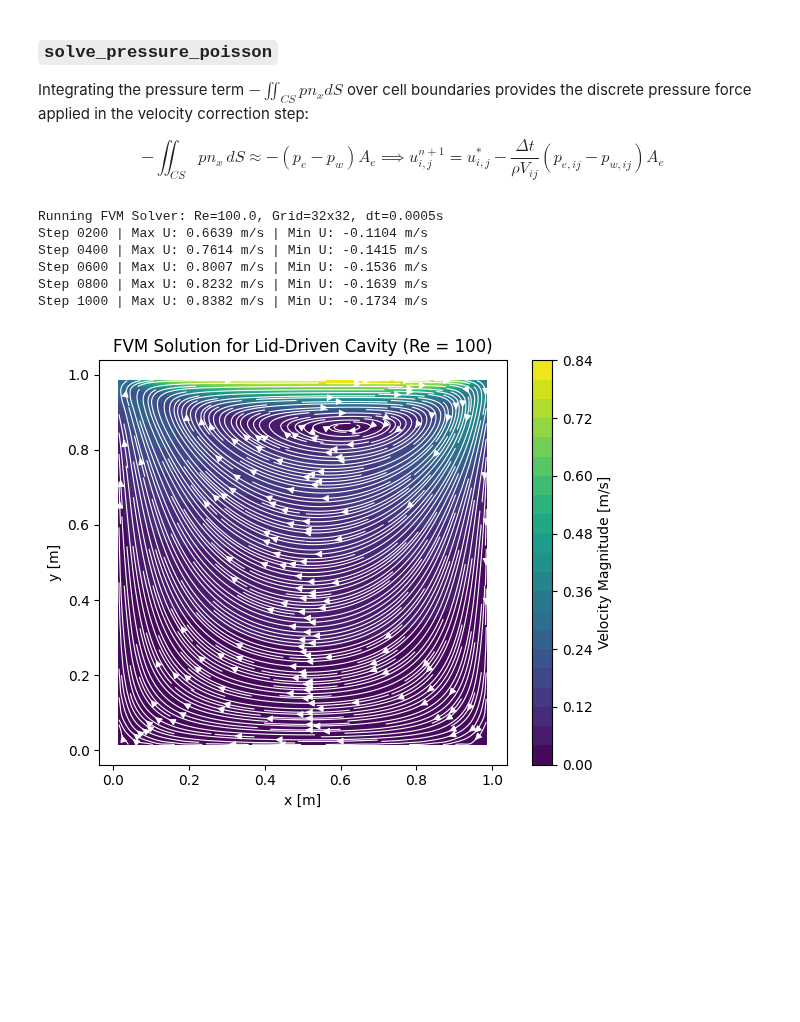
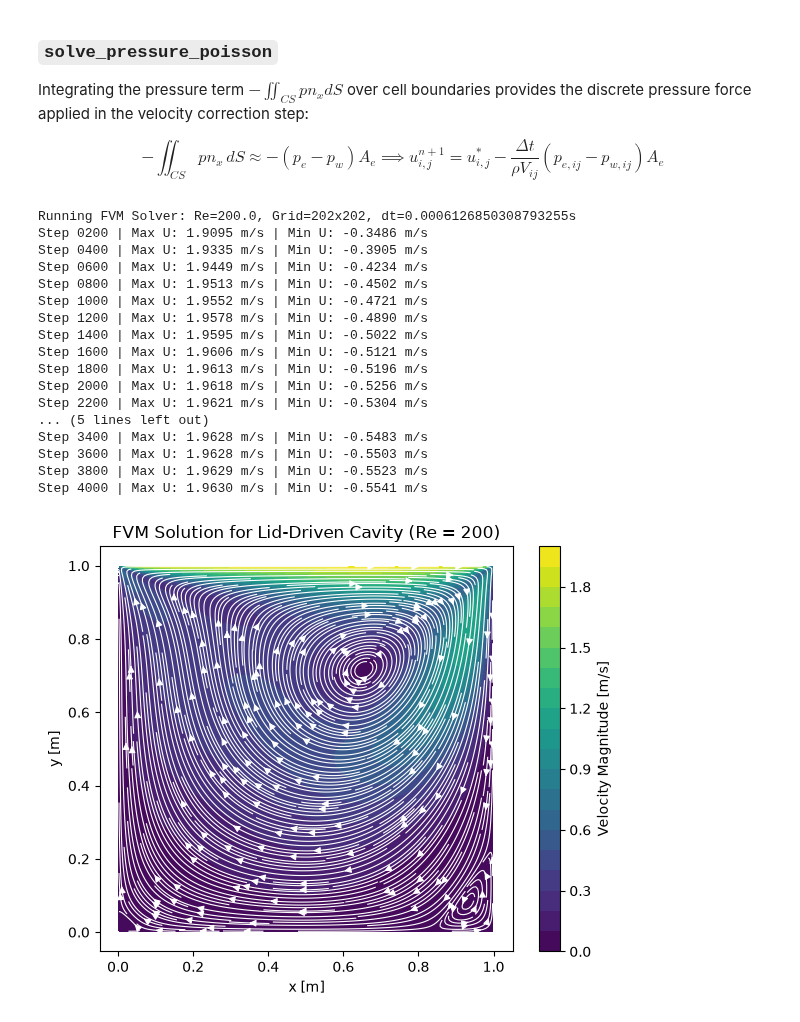
Before and after one commit to mtsn-lab/me137-237a, a Jupyter notebook: examples/cfdFiniteVolumeMethodCavityLid.ipynb, the cells around one changed output. Cells and saved outputs as stored; diff of their text form; code cells hidden in the pictures; blank space fills up the shorter version.

```diff
--- a/examples/cfdFiniteVolumeMethodCavityLid.ipynb
+++ b/examples/cfdFiniteVolumeMethodCavityLid.ipynb
@@ -250,50 +250,66 @@ def solve_pressure_poisson(p, u_star, v_star, rho, dt, dx, dy, max_iter=1000, to
 if __name__ == "__main__":
     # Physical Domain Parameters
     Lx, Ly = 1.0, 1.0       # Domain size [m]
-    Nx, Ny = 32, 32         # Grid resolution
+    #Nx, Ny = 32, 32         # Grid resolution
+    Nx, Ny = 202, 202         # Grid resolution
     dx, dy = Lx / Nx, Ly / Ny
 
     # Fluid Properties
     rho = 1.0               # Density [kg/m^3]
-    Re = 100.0              # Reynolds number
-    u_lid = 1.0             # Lid velocity [m/s]
+    Re = 200.0              # Reynolds number
+    u_lid = 2.0             # Lid velocity [m/s]
     mu = rho * u_lid * Lx / Re  # Dynamic viscosity [Pa s]
+    nu = mu/rho
 
-    dt = 0.0005             # Time step [s] (CFL & diffusion limited)
-    n_steps = 1000
+    # dt = 0.0005             # Time step [s]
+    dt = 1.0 / (2.0 * nu * (1.0 / dx**2 + 1.0 / dy**2))
+    # n_steps = 1000
+    n_steps = 4000
 
     # Field Initializations
     u = np.zeros((Ny, Nx))
     v = np.zeros((Ny, Nx))
     p = np.zeros((Ny, Nx))
 
     print(f"Running FVM Solver: Re={Re}, Grid={Nx}x{Ny}, dt={dt}s")
 
     for step in range(1, n_steps + 1):
         fluxes = compute_face_fluxes(u, v, rho, mu, dx, dy, u_lid=u_lid)
         u_star, v_star = assemble_volume_balances(u, v, fluxes, rho, dt, dx, dy)
         p, u, v = solve_pressure_poisson(p, u_star, v_star, rho, dt, dx, dy)
 
         if step % 200 == 0:
             print(f"Step {step:04d} | Max U: {np.max(u):.4f} m/s | Min U: {np.min(u):.4f} m/s")
 
     # Plot velocity magnitude and streamlines
     X, Y = np.meshgrid(np.linspace(dx/2, Lx-dx/2, Nx), np.linspace(dy/2, Ly-dy/2, Ny))
     plt.figure(figsize=(6, 5))
     plt.contourf(X, Y, np.sqrt(u**2 + v**2), levels=20, cmap='viridis')
     plt.colorbar(label='Velocity Magnitude [m/s]')
     plt.streamplot(X, Y, u, v, color='white', linewidth=0.8, density=4)
     # plt.title('Explicit FVM Lid-Driven Cavity Flow')
     plt.title(f"FVM Solution for Lid-Driven Cavity (Re = {int(Re)})")
     plt.xlabel('x [m]')
     plt.ylabel('y [m]')
     plt.tight_layout()
+    plt.savefig("2D-lid-driven-cavity-finite-volume_Re_200.pdf")
     plt.show()
 # %% [output]
-Running FVM Solver: Re=100.0, Grid=32x32, dt=0.0005s
-Step 0200 | Max U: 0.6639 m/s | Min U: -0.1104 m/s
-Step 0400 | Max U: 0.7614 m/s | Min U: -0.1415 m/s
-Step 0600 | Max U: 0.8007 m/s | Min U: -0.1536 m/s
-Step 0800 | Max U: 0.8232 m/s | Min U: -0.1639 m/s
-Step 1000 | Max U: 0.8382 m/s | Min U: -0.1734 m/s
+Running FVM Solver: Re=200.0, Grid=202x202, dt=0.0006126850308793255s
+Step 0200 | Max U: 1.9095 m/s | Min U: -0.3486 m/s
+Step 0400 | Max U: 1.9335 m/s | Min U: -0.3905 m/s
+Step 0600 | Max U: 1.9449 m/s | Min U: -0.4234 m/s
+Step 0800 | Max U: 1.9513 m/s | Min U: -0.4502 m/s
+Step 1000 | Max U: 1.9552 m/s | Min U: -0.4721 m/s
+Step 1200 | Max U: 1.9578 m/s | Min U: -0.4890 m/s
+Step 1400 | Max U: 1.9595 m/s | Min U: -0.5022 m/s
+Step 1600 | Max U: 1.9606 m/s | Min U: -0.5121 m/s
+Step 1800 | Max U: 1.9613 m/s | Min U: -0.5196 m/s
+Step 2000 | Max U: 1.9618 m/s | Min U: -0.5256 m/s
+Step 2200 | Max U: 1.9621 m/s | Min U: -0.5304 m/s
+... (5 lines left out)
+Step 3400 | Max U: 1.9628 m/s | Min U: -0.5483 m/s
+Step 3600 | Max U: 1.9628 m/s | Min U: -0.5503 m/s
+Step 3800 | Max U: 1.9629 m/s | Min U: -0.5523 m/s
+Step 4000 | Max U: 1.9630 m/s | Min U: -0.5541 m/s
-[figure, old version]
+[figure, new version]
```
Also changed, not shown: parts of 1 cell of this notebook, 4 other files.
